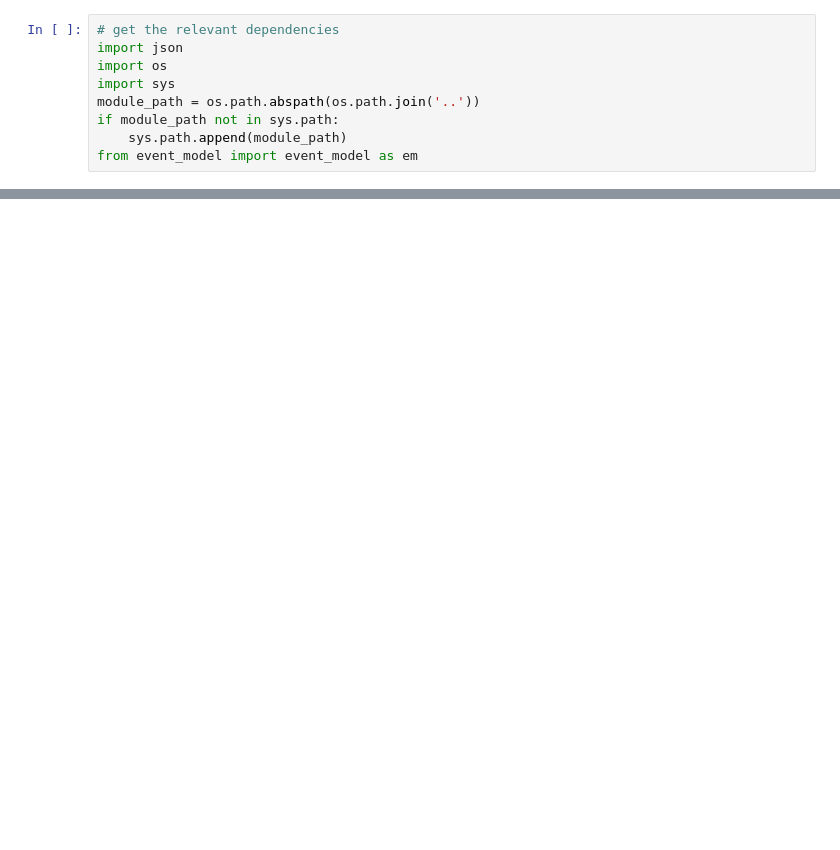
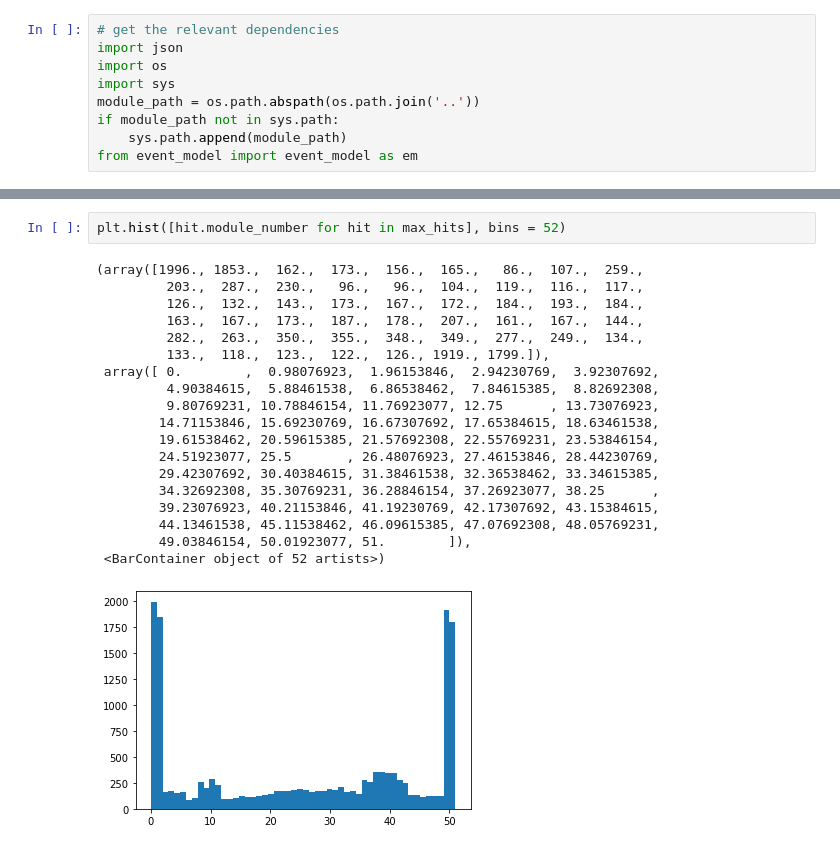
Before and after one commit to ctelloordonez/velopix_tracking-master, a Jupyter notebook: data_analysis/data_analysis.ipynb, the cells around one changed output, grey strips where cells are left out. Saved outputs shown, nothing was run; the diff lists cells and outputs as text; blank space fills up the shorter version.

```diff
--- a/data_analysis/data_analysis.ipynb
+++ b/data_analysis/data_analysis.ipynb
@@ -95,0 +205,22 @@ AttributeError: module 'matplotlib.pyplot' has no attribute 'histogram'
+# %%
+plt.hist([hit.module_number for hit in max_hits], bins = 52)
+# %% [output]
+(array([1996., 1853.,  162.,  173.,  156.,  165.,   86.,  107.,  259.,
+         203.,  287.,  230.,   96.,   96.,  104.,  119.,  116.,  117.,
+         126.,  132.,  143.,  173.,  167.,  172.,  184.,  193.,  184.,
+         163.,  167.,  173.,  187.,  178.,  207.,  161.,  167.,  144.,
+         282.,  263.,  350.,  355.,  348.,  349.,  277.,  249.,  134.,
+         133.,  118.,  123.,  122.,  126., 1919., 1799.]),
+ array([ 0.        ,  0.98076923,  1.96153846,  2.94230769,  3.92307692,
+         4.90384615,  5.88461538,  6.86538462,  7.84615385,  8.82692308,
+         9.80769231, 10.78846154, 11.76923077, 12.75      , 13.73076923,
+        14.71153846, 15.69230769, 16.67307692, 17.65384615, 18.63461538,
+        19.61538462, 20.59615385, 21.57692308, 22.55769231, 23.53846154,
+        24.51923077, 25.5       , 26.48076923, 27.46153846, 28.44230769,
+        29.42307692, 30.40384615, 31.38461538, 32.36538462, 33.34615385,
+        34.32692308, 35.30769231, 36.28846154, 37.26923077, 38.25      ,
+        39.23076923, 40.21153846, 41.19230769, 42.17307692, 43.15384615,
+        44.13461538, 45.11538462, 46.09615385, 47.07692308, 48.05769231,
+        49.03846154, 50.01923077, 51.        ]),
+ <BarContainer object of 52 artists>)
+[figure, added]
```
Also changed, not shown: parts of 16 cells of this notebook.
